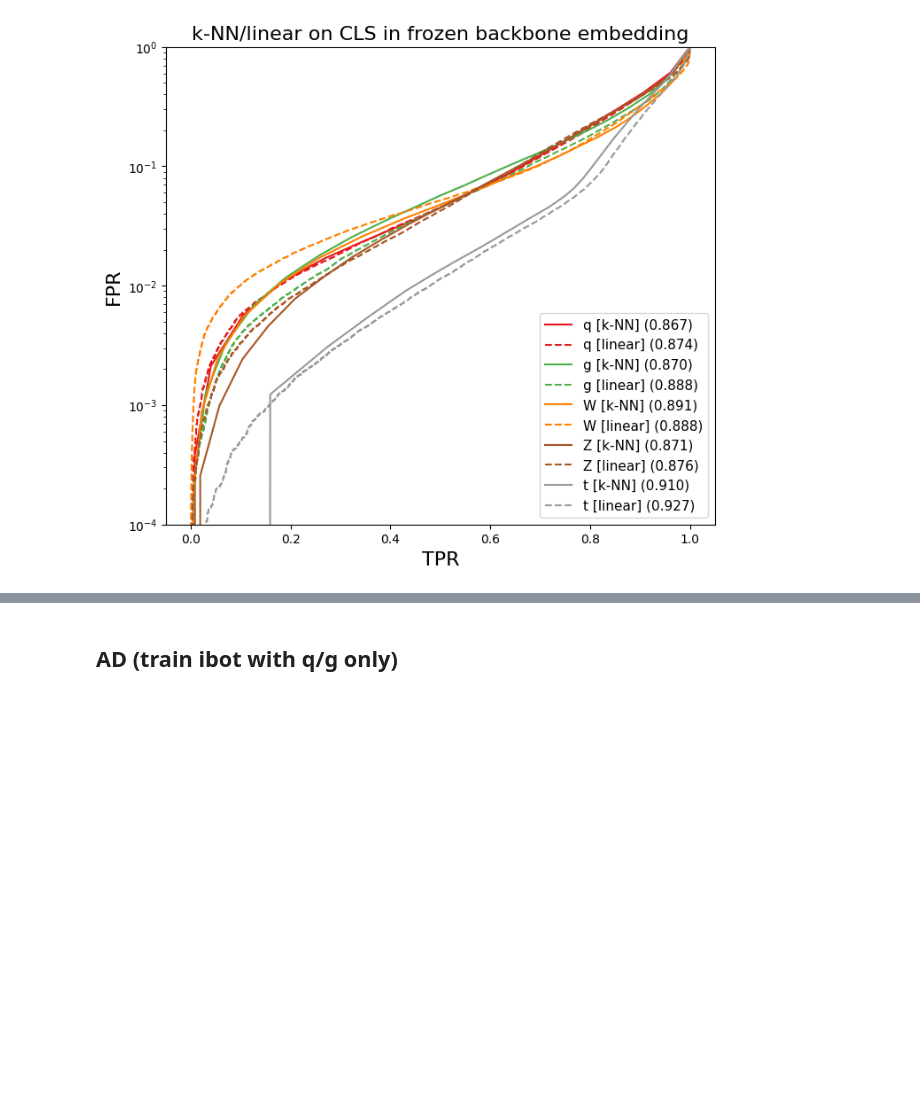
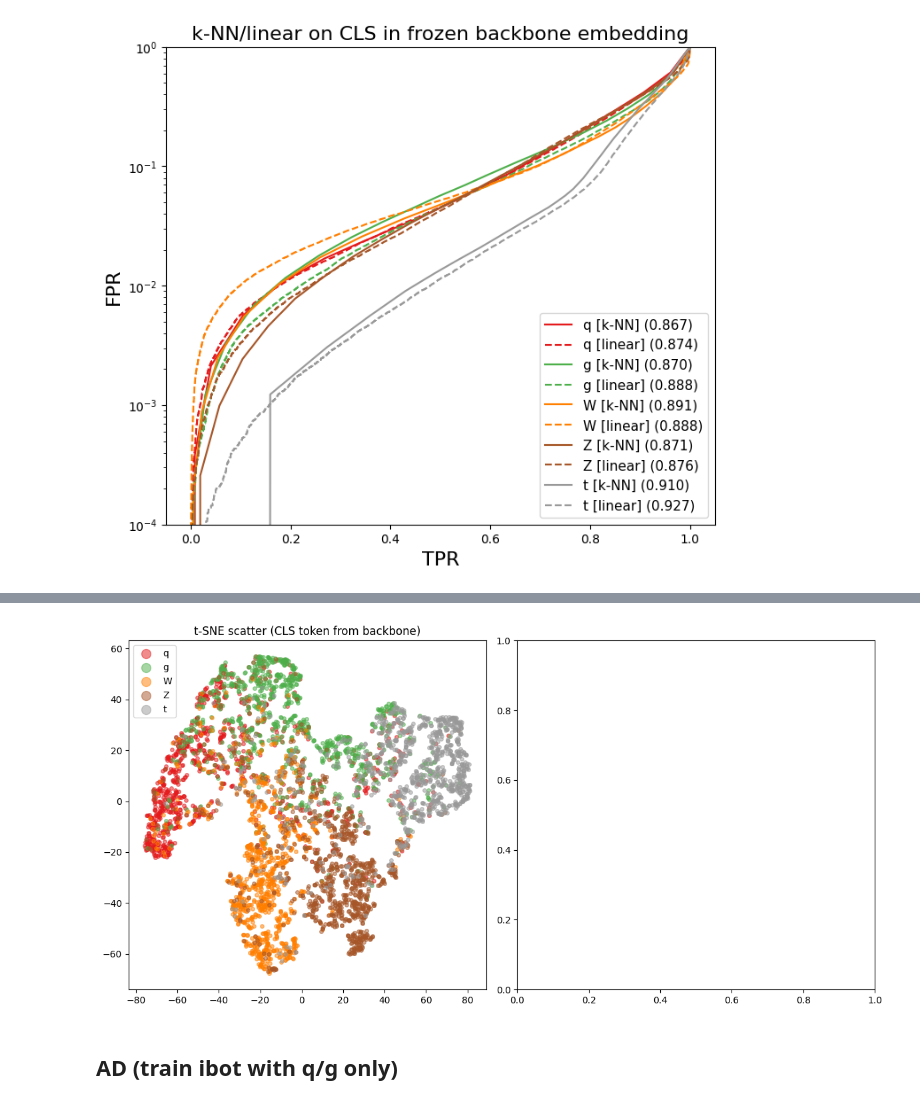
Before and after one commit to hftsoi/ssl_ad, a Jupyter notebook: ibot.ipynb, the cells around one changed output, grey strips where cells are left out. Drawn from its saved outputs; the diff is of its cells as text; code cells hidden in the pictures; blank space fills up the shorter version.

```diff
--- a/ibot.ipynb
+++ b/ibot.ipynb
@@ -719,0 +776,26 @@ plt.show()
+# %%
+backbone_ft = build_backbone(d_model, n_heads, n_layers, name="backbone_finetune")
+backbone_ft.set_weights(student.get_weights())
+mlp_ft = build_mlp(d_model, name="mlp_finetune")
+
+x_in = tf.keras.Input((30,4))
+cls, _ = backbone_ft(x_in)
+x_out = mlp_ft(cls)
+model_ft = tf.keras.models.Model(x_in, x_out, name="finetune_backbone_mlp")
+
+model_ft.compile(optimizer=tf.keras.optimizers.legacy.Adam(2e-4),
+                 loss='categorical_crossentropy',
+                 metrics=['accuracy'])
+
+model_ft.fit(x_train, y_train,
+             validation_data=(x_val, y_val),
+             epochs=2, batch_size=batch)
+
+backbone_ft.trainable = False
+model_ft.compile(optimizer=tf.keras.optimizers.legacy.Adam(1e-3),
+                 loss='categorical_crossentropy',
+                 metrics=['accuracy'])
+
+model_ft.fit(x_train, y_train,
+             validation_data=(x_val, y_val),
+             initial_epoch=2, epochs=epochs, batch_size=batch)
@@ -720,3 +866,7 @@ plt.show()
+# %%
+plot_tSNE_cls(n_samples=5000, student=backbone_ft, proj_head_s=None)
+# %% [output]
+[figure, added]
 # %% [markdown]
 ## AD (train ibot with q/g only)
 # %%
```
Also changed, not shown: parts of 4 cells of this notebook.
